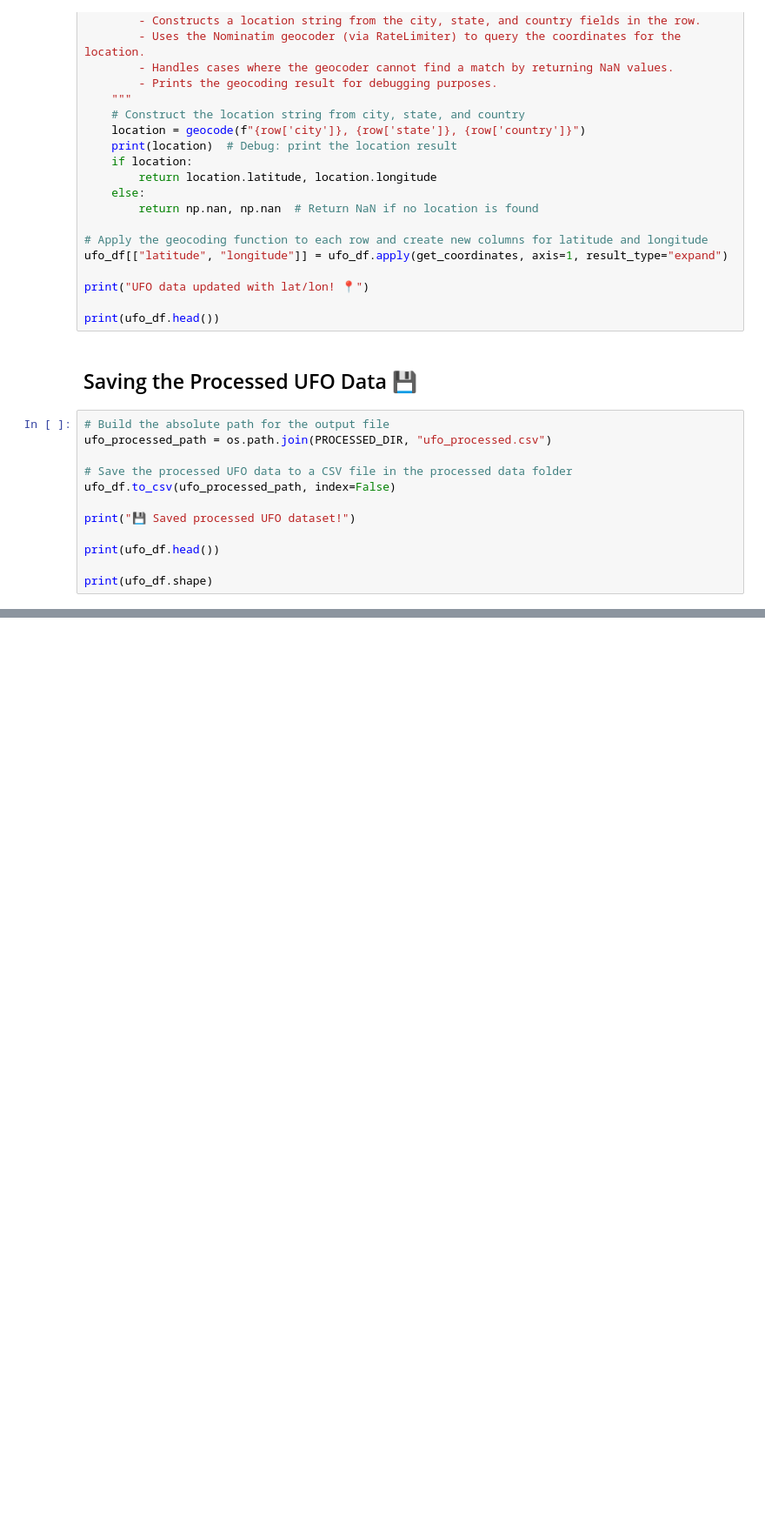
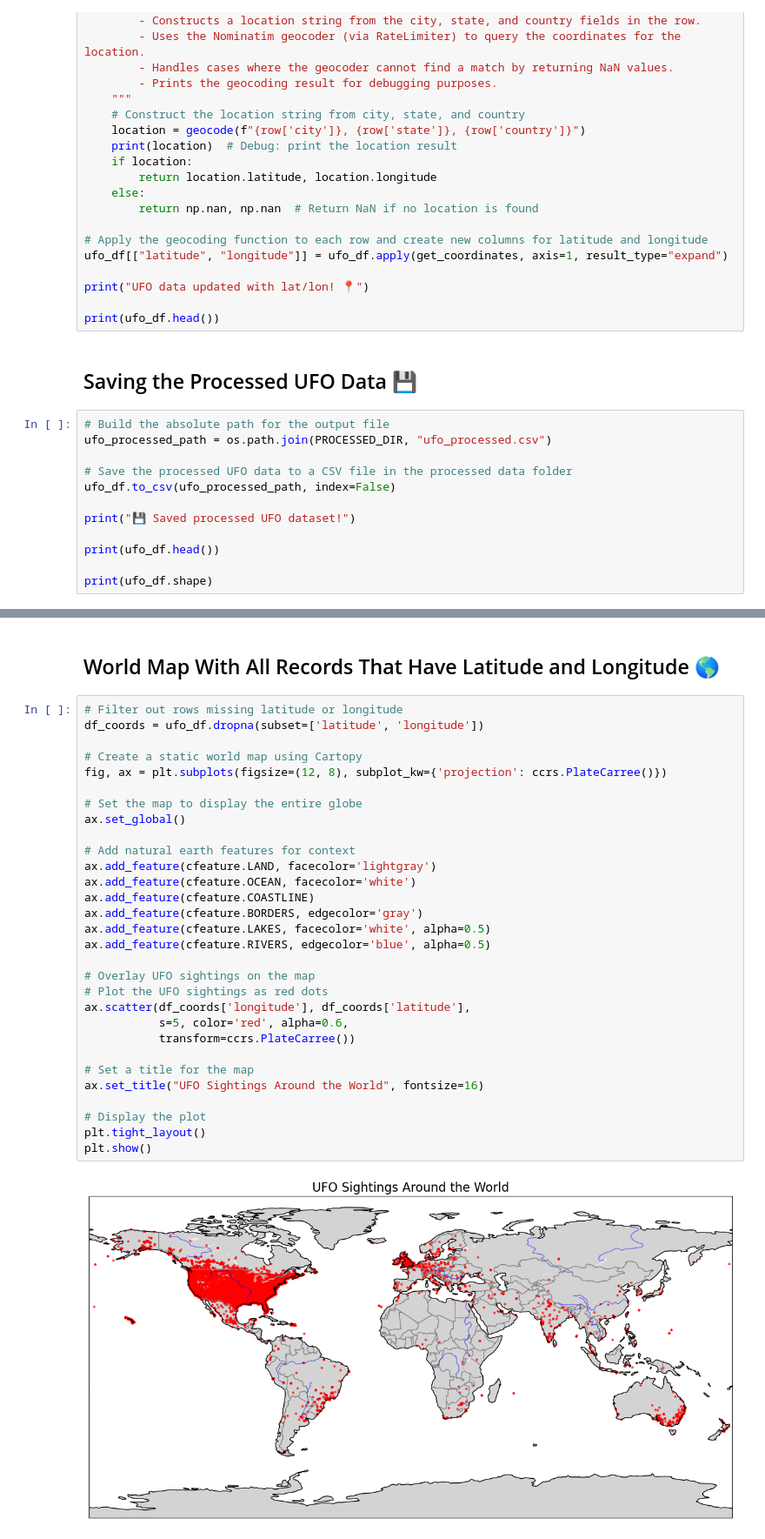
Before and after one commit to leovsferreira/ufo-conspiracy, a Jupyter notebook: notebooks/preprocess_ufo_data.ipynb, the cells around one changed output, grey strips where cells are left out. Shown at 87% size. Saved outputs shown, nothing was run; the diff lists cells and outputs as text; blank space fills up the shorter version.

```diff
--- a/notebooks/preprocess_ufo_data.ipynb
+++ b/notebooks/preprocess_ufo_data.ipynb
@@ -160,0 +255,34 @@ print(ufo_df.shape)
+# %% [markdown]
+## World Map With All Records That Have Latitude and Longitude 🌎
+# %%
+# Filter out rows missing latitude or longitude
+df_coords = ufo_df.dropna(subset=['latitude', 'longitude'])
+
+# Create a static world map using Cartopy
+fig, ax = plt.subplots(figsize=(12, 8), subplot_kw={'projection': ccrs.PlateCarree()})
+
+# Set the map to display the entire globe
+ax.set_global()
+
+# Add natural earth features for context
+ax.add_feature(cfeature.LAND, facecolor='lightgray')
+ax.add_feature(cfeature.OCEAN, facecolor='white')
+ax.add_feature(cfeature.COASTLINE)
+ax.add_feature(cfeature.BORDERS, edgecolor='gray')
+ax.add_feature(cfeature.LAKES, facecolor='white', alpha=0.5)
+ax.add_feature(cfeature.RIVERS, edgecolor='blue', alpha=0.5)
+
+# Overlay UFO sightings on the map
+# Plot the UFO sightings as red dots
+ax.scatter(df_coords['longitude'], df_coords['latitude'],
+           s=5, color='red', alpha=0.6,
+           transform=ccrs.PlateCarree())
+
+# Set a title for the map
+ax.set_title("UFO Sightings Around the World", fontsize=16)
+
+# Display the plot
+plt.tight_layout()
+plt.show()
+# %% [output]
+[figure, added]
```
Also changed, not shown: parts of 12 cells of this notebook.
